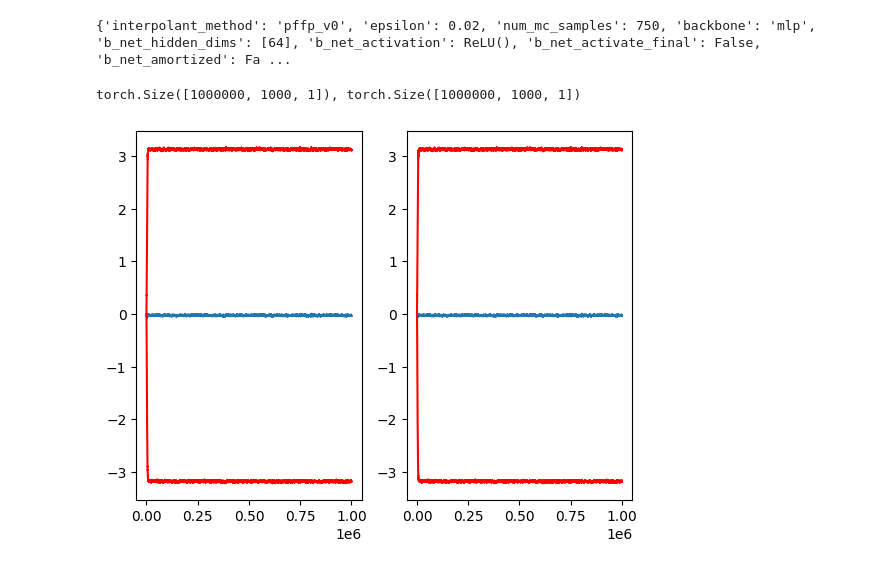
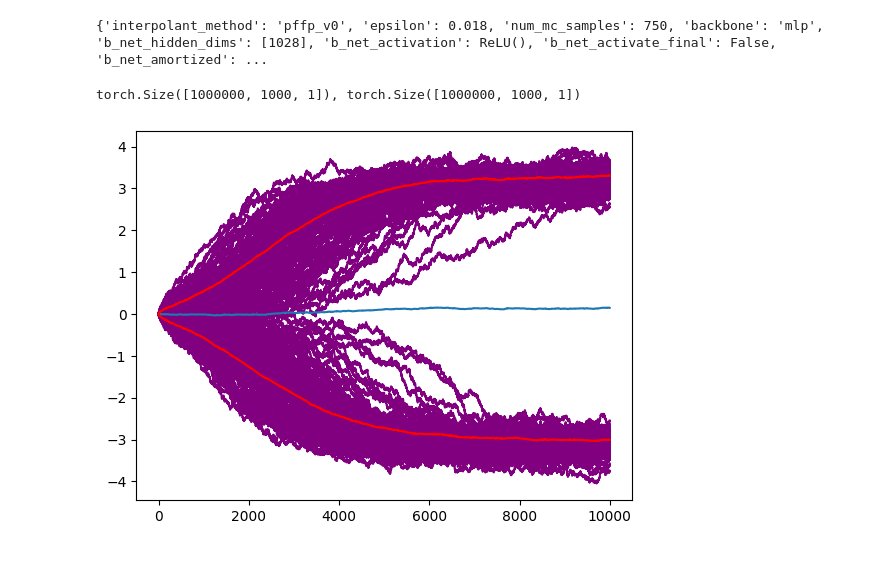
Before and after one commit to FMGS666/interpolant-filtering, a Jupyter notebook: notebooks/nlg.ipynb, the cells around one changed output. Drawn from its saved outputs; the diff is of its cells as text; code cells hidden in the pictures.

```diff
--- a/notebooks/nlg.ipynb
+++ b/notebooks/nlg.ipynb
@@ -46,40 +47,41 @@ DEVICES = {
 }
 # %%
 ## defining configurations
+DEBUG = False
 experiment_config = {
     ## simulation config
     "experiment": "nlg",
     "non_linearity": "sin",
     "num_dims": 1,
     "num_sims": 1_000,
-    "num_iters": 1_000_000,
+    "num_iters": 1_000 if DEBUG else 1_000_000,
     "num_burn_in_steps": 0,
     "step_size": 1e-3,
     "sigma_x": 1e-2,
-    "sigma_y": 1e-2,
+    "sigma_y": 1e-0,
     "beta": 1e-0,
     ## interpolant config
-    "epsilon": 2e-2,
+    "epsilon": 1.8e-2,
+    #"epsilon": 1e-2,
     "interpolant_method": "pffp_v0",
     ## model config
     "b_net_amortized": False,
     "b_net_activation": "relu",
-    "b_net_hidden_dims": [64],
+    "b_net_hidden_dims": [1028],
     "b_net_activate_final": False,
     ## training config
     "b_net_lr": 1e-3,
-    "b_net_num_grad_steps": 400,
+    "num_grad_steps": 1 if DEBUG else 300,
     "b_net_scheduler": "none",
     "b_net_optimizer": "adam-w",
     ## mc estimation config
-    "num_mc_samples": 750,
+    "num_mc_samples": 10 if DEBUG else 750,
     ## preprocessing config
     "preprocessing": "sim",
-    "pp_before_interpolant": True,
     ## sampling config
-    "num_samples": 300,
-    "num_time_steps": 300,
-    "num_ar_steps": 1_000,
+    "num_samples": 10 if DEBUG else 450,
+    "num_time_steps": 10 if DEBUG else 1_000,
+    "num_ar_steps": 10 if DEBUG else 100,
     "full_out": True,
     "initial_time_step": 0,
     "ar_sample_train": False,
@@ -96,6 +98,13 @@ args = vars(args)
 for k, v in experiment_config.items():
     args[k] = v
 
+## optional logging
+if args["log_results"]:
+    ## creating dump dir
+    path = Path(args["dump_dir"])
+    path.mkdir(parents=True, exist_ok=True)
+    dump_config(args, os.path.join(args["dump_dir"], "config.json"))
+
 ## retrieving activations
 args["b_net_activation"] = ACTIVATIONS[args["b_net_activation"]]
 ## retrieving device
@@ -103,13 +112,6 @@ args["device"] = DEVICES[args["device"]]
 
 ## adding mc configuration
 args["mc_config"] = {"num_mc_samples": args["num_mc_samples"]}
-
-## optional logging
-if args["log_results"]:
-    ## creating dump dir
-    path = Path(config["dump_dir"])
-    path.mkdir(parents=True, exist_ok=True)
-    dump_config(config, os.path.join(config["dump_dir"], "config.json"))
 
 ## reproducibility
 ensure_reproducibility(args["random_seed"])
@@ -122,44 +124,47 @@ experiment = create_experiment(args)
 ## displaying simulations shape
 print(f"{experiment.ssm.train_sim["latent_states"].shape}, {experiment.ssm.train_sim["observations"].shape}")
 # %% [output]
-{'interpolant_method': 'pffp_v0', 'epsilon': 0.02, 'num_mc_samples': 750, 'backbone': 'mlp', 'b_net_hidden_dims': [64], 'b_net_activation': ReLU(), 'b_net_activate_final': False, 'b_net_amortized': Fa ...
+{'interpolant_method': 'pffp_v0', 'epsilon': 0.018, 'num_mc_samples': 750, 'backbone': 'mlp', 'b_net_hidden_dims': [1028], 'b_net_activation': ReLU(), 'b_net_activate_final': False, 'b_net_amortized': ...
 torch.Size([1000000, 1000, 1]), torch.Size([1000000, 1000, 1])
 # %%
 ## plotting simulation
 PLOT_SIMULATION = True
 JOYPLOT = False
 if PLOT_SIMULATION:
+    ## defining number of trajectories and time steps to plot
+    num_trajectories = 200
+    num_time_steps = 10000
     ## retrieving data
-    latent_states = torch.squeeze(experiment.ssm.train_sim["latent_states"])
-    observations = torch.squeeze(experiment.ssm.train_sim["latent_states"])
+    latent_states = torch.squeeze(experiment.ssm.train_sim["latent_states"])[:num_time_steps, :num_trajectories]
+    observations = torch.squeeze(experiment.ssm.train_sim["latent_states"])[:num_time_steps, :num_trajectories]
     ## computing statistics of states
     latent_states_mean = torch.mean(latent_states, dim = 1)
     latent_states_std = torch.std(latent_states, dim = 1)
     ## computing statistics of states
     observations_mean = torch.mean(observations, dim = 1)
     observations_std = torch.std(observations, dim = 1)
     ## plotting statistics over time
-    fig, axes = plt.subplots(1, 2)
+    fig, axes = plt.subplots()
     ## plotting latent states
-    axes[0].plot(latent_states_mean)
-    axes[0].plot(latent_states_mean + latent_states_std, color = "red")
-    axes[0].plot(latent_states_mean - latent_states_std, color = "red")
-    ## plotting latent states
-    axes[1].plot(observations_mean)
-    axes[1].plot(observations_mean + observations_std, color = "red")
-    axes[1].plot(observations_mean - observations_std, color = "red")
+    axes.plot(latent_states, color = "purple")
+    axes.plot(latent_states_mean)
+    axes.plot(latent_states_mean + latent_states_std, color = "red")
+    axes.plot(latent_states_mean - latent_states_std, color = "red")
+    if args["log_results"]:
+        experiment.writer.add_figure("simulated ssm", fig)
+
 if JOYPLOT:
     ## retrieving data
     latent_states = torch.squeeze(experiment.ssm.train_sim["latent_states"]).numpy().T
     observations_nlg_exp = torch.squeeze(experiment.ssm.train_sim["latent_states"]).numpy().T
     ## constructing data frame
     observation_indices = np.arange(args["num_iters"])
     observation_indices = np.arange(num_iters_to_plot)
     latent_states_nlg_exp = pd.DataFrame(latent_states_nlg_exp[:num_observations_to_plot, :num_iters_to_plot], columns = observation_indices)
     ## ridge plot
     fig, axes = joypy.joyplot(latent_states_nlg_exp, ylabels=False)
 # %% [output]
-[figure, old version]
+[figure, new version]
 # %%
 ## visualizing interpolant trajectory
 ## getting sample batch
```
Also changed, not shown: parts of 13 cells of this notebook, 19 other files.
